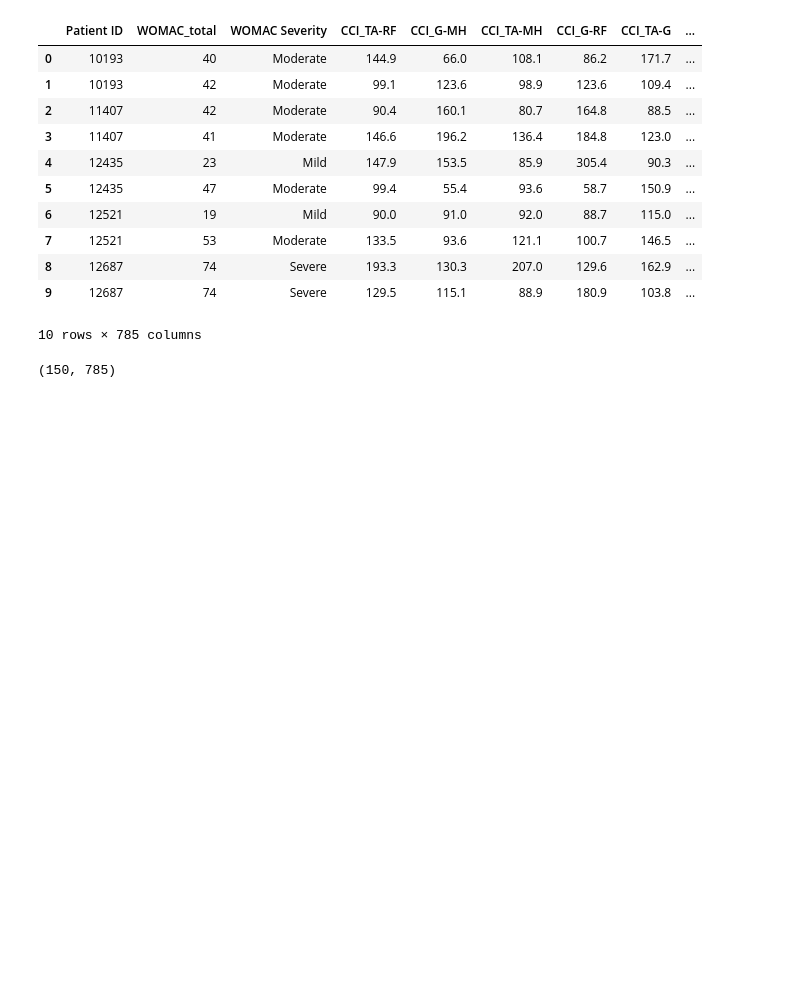
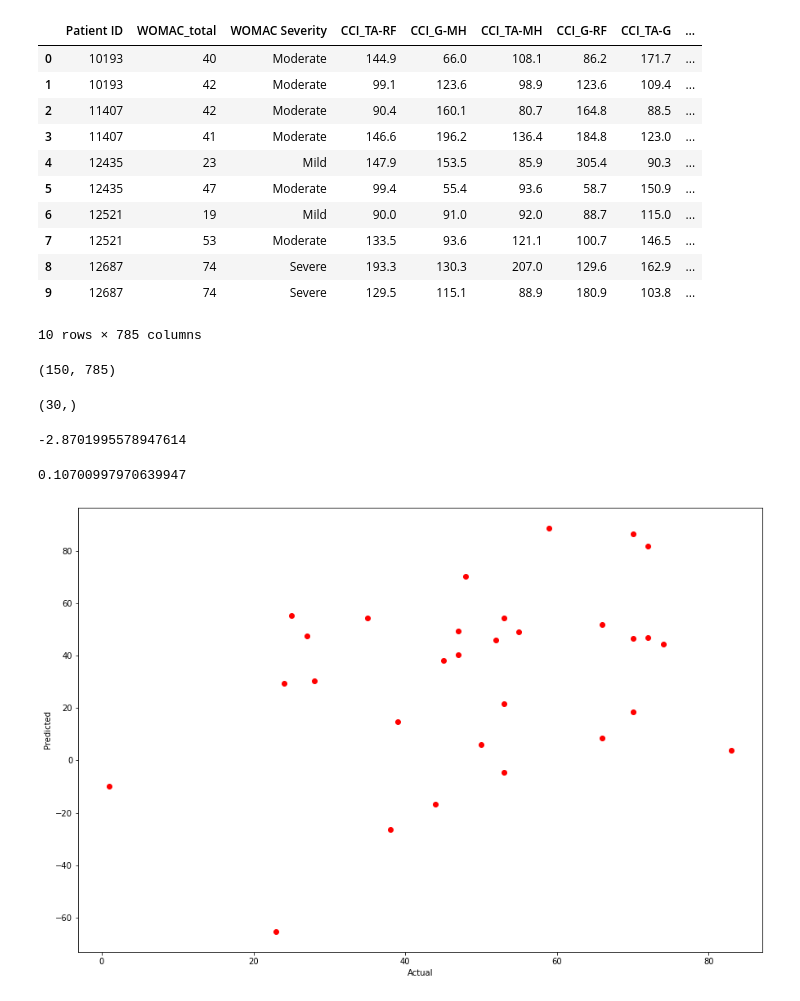
Before and after one commit to RafsanJany-44/ARC_Machine, a Jupyter notebook: WOMAC_Reg.ipynb, the cells around one changed output. Cells and saved outputs as stored; diff of their text form; code cells hidden in the pictures; blank space fills up the shorter version.

```diff
--- a/WOMAC_Reg.ipynb
+++ b/WOMAC_Reg.ipynb
@@ -28,3 +28,40 @@ dataset.head(10)
 dataset.shape
 # %% [output]
 (150, 785)
+# %%
+X = dataset.iloc[:,3:]
+y = dataset.iloc[:, 1]
+# %%
+from sklearn.model_selection import train_test_split
+X_train, X_test, y_train, y_test = train_test_split(X, y, test_size = 0.2, random_state = 0)
+# %%
+from sklearn.linear_model import LinearRegression
+
+lin_reg = LinearRegression()
+lin_reg.fit(X_train, y_train)
+y_pred = lin_reg.predict(X_test)
+# %%
+print(y_pred.shape)
+# %% [output]
+(30,)
+# %%
+from sklearn.metrics import r2_score
+r2_score(y_test,y_pred)
+# %% [output]
+-2.8701995578947614
+# %%
+r_sq = lin_reg.score(X, y)
+print(r_sq)
+# %% [output]
+0.10700997970639947
+# %%
+import matplotlib.pyplot as plt
+plt.figure(figsize=(15,10))
+plt.scatter(y_test, y_pred, color = "red")
+#plt.plot(X_test, lin_reg.predict(X_test), color = "green")
+#plt.title("Salary vs Experience (Training set)")
+plt.xlabel("Actual")
+plt.ylabel("Predicted")
+plt.show()
+# %% [output]
+[figure, added]
```
Also changed, not shown: parts of 1 cell of this notebook.
